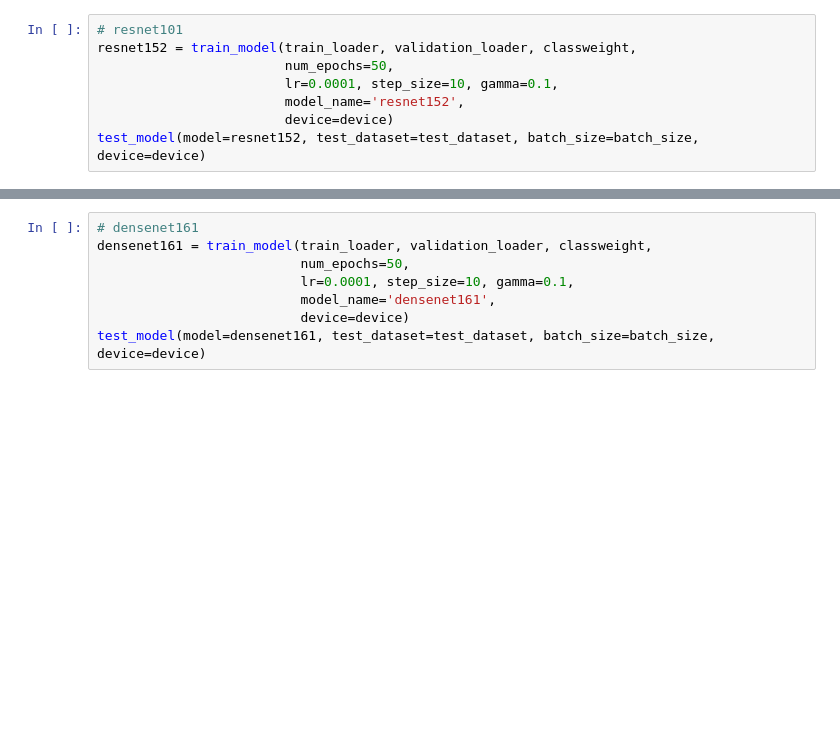
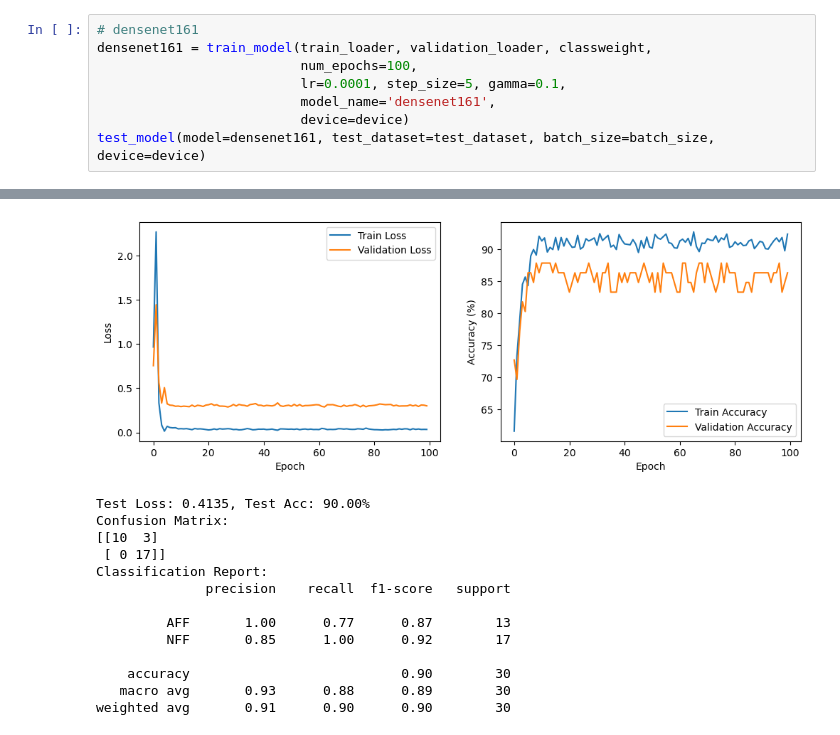
Before and after one commit to honzh073/FL, a Jupyter notebook: code/3_single_hospital/3_1_single_hospital.ipynb, the cells around one changed output, grey strips where cells are left out. Saved outputs shown, nothing was run; the diff lists cells and outputs as text; blank space fills up the shorter version.

```diff
--- a/code/3_single_hospital/3_1_single_hospital.ipynb
+++ b/code/3_single_hospital/3_1_single_hospital.ipynb
@@ -378,8 +466,9 @@ test_model(model=resnet101, test_dataset=test_dataset, batch_size=batch_size, de
 # %%
-# resnet101
-resnet152 = train_model(train_loader, validation_loader, classweight,
-                        num_epochs=50,
-                        lr=0.0001, step_size=10, gamma=0.1,
-                        model_name='resnet152',
-                        device=device)
-test_model(model=resnet152, test_dataset=test_dataset, batch_size=batch_size, device=device)
+# densenet161
+densenet161 = train_model(train_loader, validation_loader, classweight,
+                          num_epochs=100,
+                          lr=0.0001, step_size=5, gamma=0.1,
+                          model_name='densenet161',
+                          device=device)
+test_model(model=densenet161, test_dataset=test_dataset, batch_size=batch_size, device=device)
+# %% [output]
@@ -386,8 +492,14 @@ test_model(model=resnet152, test_dataset=test_dataset, batch_size=batch_size, de
+[figure, added]
+Test Loss: 0.4135, Test Acc: 90.00%
+Confusion Matrix:
+[[10  3]
+ [ 0 17]]
+Classification Report:
+              precision    recall  f1-score   support
+
+         AFF       1.00      0.77      0.87        13
+         NFF       0.85      1.00      0.92        17
+
+    accuracy                           0.90        30
+   macro avg       0.93      0.88      0.89        30
+weighted avg       0.91      0.90      0.90        30
-# %%
-# densenet161
-densenet161 = train_model(train_loader, validation_loader, classweight,
-                          num_epochs=50,
-                          lr=0.0001, step_size=10, gamma=0.1,
-                          model_name='densenet161',
-                          device=device)
-test_model(model=densenet161, test_dataset=test_dataset, batch_size=batch_size, device=device)
```
Also changed, not shown: parts of 7 cells of this notebook, 1 other file.
